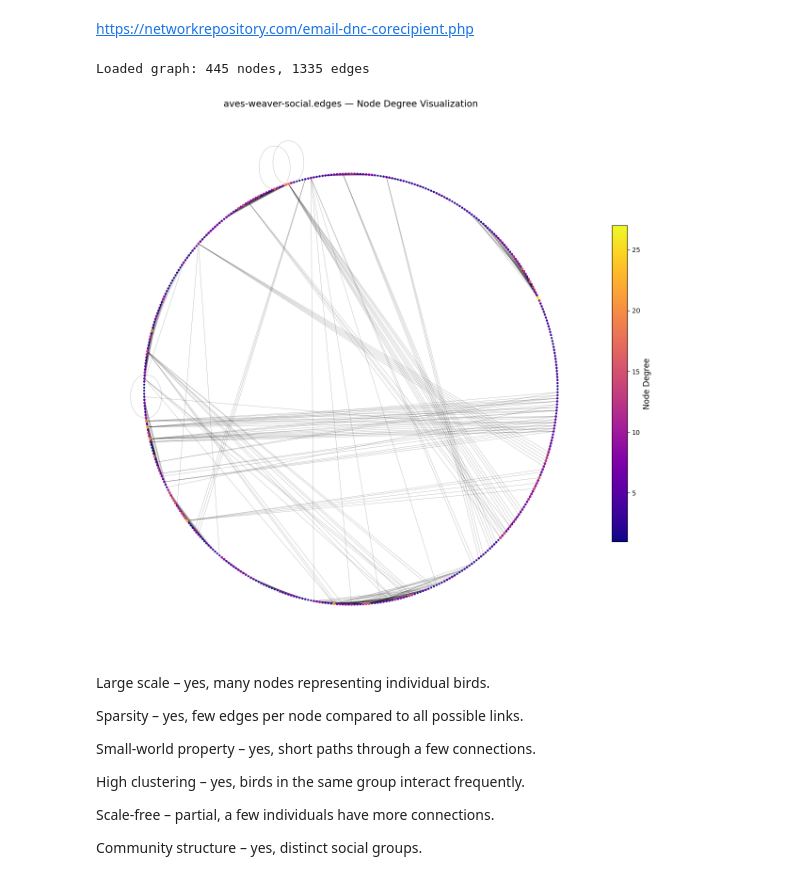
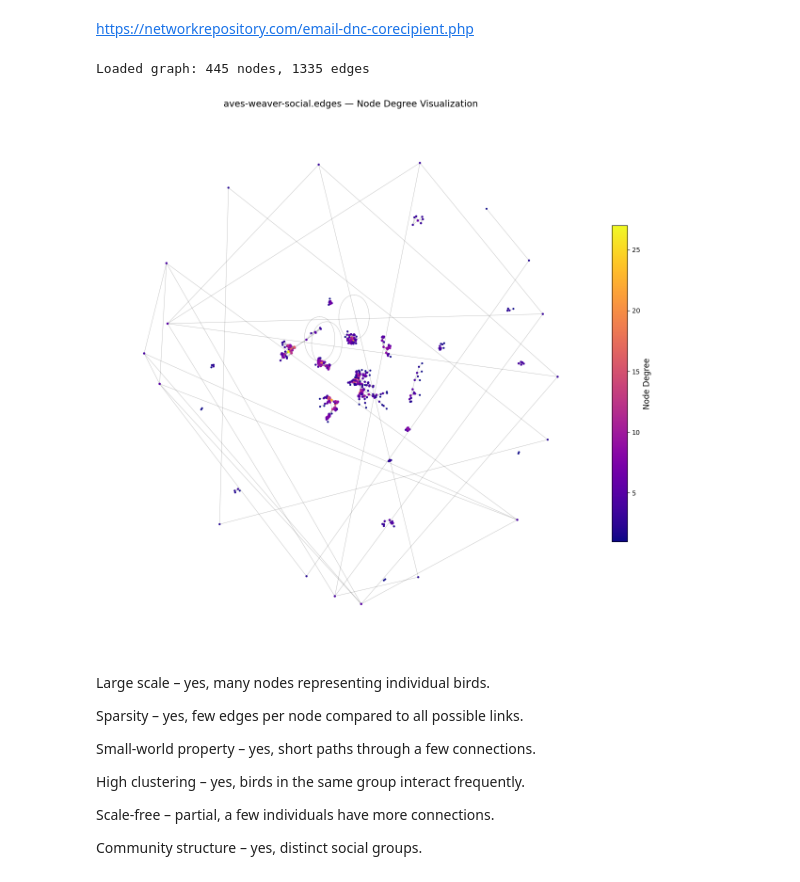
Before and after one commit to OganKuba/Social-Recomndation-Systems-Tasks, a Jupyter notebook: P2/p2.ipynb, the cells around one changed output. Cells and saved outputs as stored; diff of their text form; code cells hidden in the pictures.

```diff
--- a/P2/p2.ipynb
+++ b/P2/p2.ipynb
@@ -263,7 +263,7 @@ G = nx.read_edgelist(
 
 print(f"Loaded graph: {G.number_of_nodes()} nodes, {G.number_of_edges()} edges")
 
-positions = nx.kamada_kawai_layout(G)
+positions = nx.spring_layout(G)
 degree_dict = dict(G.degree())
 degree_values = np.array([degree_dict[n] for n in G.nodes()], dtype=float)
 
@@ -271,34 +271,34 @@ node_sizes = 6 + 3.0 * np.sqrt(degree_values)
 node_colors = degree_values
 
 fig, ax = plt.subplots(figsize=(12, 12))
 ax.set_title("aves-weaver-social.edges — Node Degree Visualization", fontsize=14, pad=15)
 
 nx.draw_networkx_edges(G, positions, ax=ax, width=0.6, alpha=0.25)
 nx.draw_networkx_nodes(
     G,
     positions,
     ax=ax,
     node_size=node_sizes,
     node_color=node_colors,
     cmap="plasma",
     linewidths=0,
 )
 
 norm = Normalize(vmin=degree_values.min(), vmax=degree_values.max())
 cbar = fig.colorbar(
     plt.cm.ScalarMappable(norm=norm, cmap="plasma"),
     ax=ax,
     fraction=0.03,
     pad=0.02
 )
 cbar.set_label("Node Degree", fontsize=12)
 
 ax.set_axis_off()
 plt.tight_layout()
 plt.show()
 # %% [output]
 Loaded graph: 445 nodes, 1335 edges
-[figure, old version]
+[figure, new version]
 # %% [markdown]
 Large scale – yes, many nodes representing individual birds.
 
```
Also changed, not shown: parts of 1 cell of this notebook, 2 other files.
